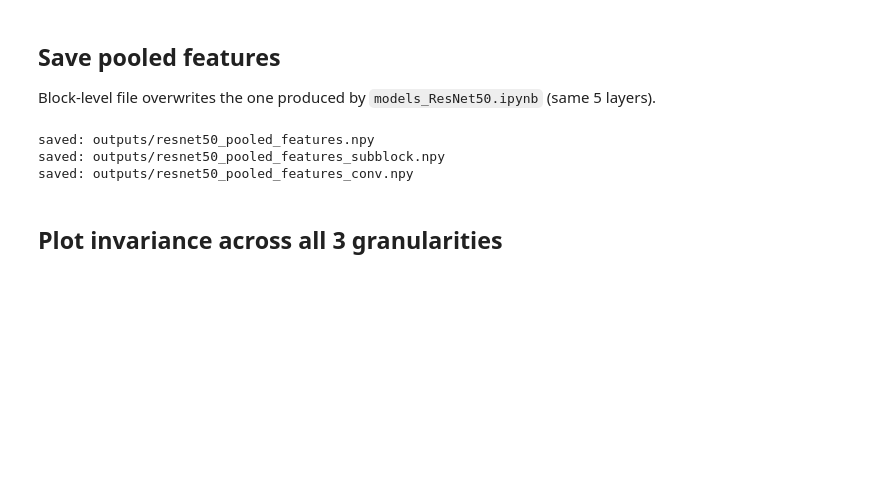
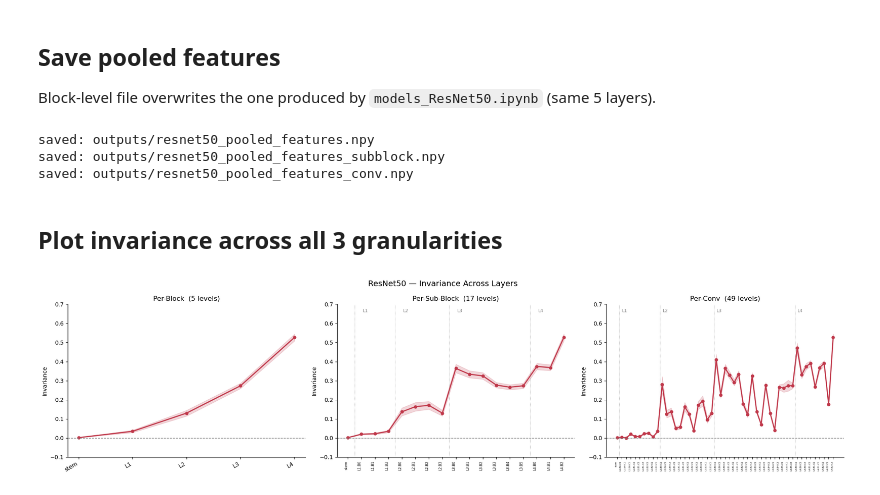
Before and after one commit to dufengtong/visual-invariance-analysis, a Jupyter notebook: notebooks/invariance_resnet50.ipynb, the cells around one changed output. Drawn from its saved outputs; the diff is of its cells as text; code cells hidden in the pictures; blank space fills up the shorter version.

```diff
--- a/notebooks/invariance_resnet50.ipynb
+++ b/notebooks/invariance_resnet50.ipynb
@@ -286,12 +288,13 @@ saved: outputs/resnet50_pooled_features_conv.npy
 ## Plot invariance across all 3 granularities
 # %%
 def plot_inv_summary(ax, inv, title, color='#c0394b', label_rotation=45, label_fs=9):
-    names = inv['layer_names']
-    mean  = inv['mean']
-    std   = inv['std']
-    x     = np.arange(len(names))
+    names  = inv['layer_names']
+    values = inv['values']
+    mean   = values.mean(axis=1)
+    sem    = values.std(axis=1) / np.sqrt(values.shape[1])
+    x      = np.arange(len(names))
     ax.plot(x, mean, 'o-', color=color, lw=2, ms=5)
-    ax.fill_between(x, mean - std, mean + std, alpha=0.2, color=color)
+    ax.fill_between(x, mean - sem, mean + sem, alpha=0.2, color=color)
     ax.axhline(0, color='gray', lw=1, linestyle='--')
     ax.set_ylim(-0.1, 0.7)
     ax.set_xticks(x)
@@ -303,40 +306,34 @@ def plot_inv_summary(ax, inv, title, color='#c0394b', label_rotation=45, label_f
 
 
 def add_block_boundaries(ax, n_per_layer):
-    """Draw vertical dividers and layer labels where each macro-layer starts.
-    n_per_layer: number of entries per macro-layer (e.g. 3,4,6,3 for subblock,
-    or 9,12,18,9 for per-conv).
-    """
     offset = 1   # index 0 is stem
     for lname, nsb in zip(['L1', 'L2', 'L3', 'L4'], n_per_layer):
         ax.axvline(offset - 0.5, color='gray', lw=0.8, linestyle=':', alpha=0.7)
-        # use axes-fraction y so the label is always near the top
         ax.text(offset + 0.1, 0.97, lname,
                 transform=ax.get_xaxis_transform(),
                 ha='left', va='top', fontsize=8, color='gray')
         offset += nsb
 
 
 fig, axes = plt.subplots(1, 3, figsize=(20, 5))
 
-# Panel 1: per-block (5 points, easy to read)
 plot_inv_summary(axes[0], inv_block,
                  f'Per-Block  ({len(keys_block)} levels)',
                  color='#c0394b', label_rotation=30, label_fs=10)
 
-# Panel 2: per-subblock (17 points)
 plot_inv_summary(axes[1], inv_subblock,
                  f'Per-Sub-Block  ({len(keys_subblock)} levels)',
                  color='#c0394b', label_rotation=90, label_fs=6)
-add_block_boundaries(axes[1], layer_sizes)            # [3, 4, 6, 3]
+add_block_boundaries(axes[1], layer_sizes)
 
-# Panel 3: per-conv (49 points)
 plot_inv_summary(axes[2], inv_conv,
                  f'Per-Conv  ({len(keys_conv)} levels)',
                  color='#c0394b', label_rotation=90, label_fs=4)
-add_block_boundaries(axes[2], [n * 3 for n in layer_sizes])   # [9, 12, 18, 9]
+add_block_boundaries(axes[2], [n * 3 for n in layer_sizes])
 
 plt.suptitle('ResNet50 — Invariance Across Layers', fontsize=14)
 plt.tight_layout()
 plt.savefig('../figures/resnet50_invariance.png', dpi=300, bbox_inches='tight')
 plt.show()
+# %% [output]
+[figure, added]
```
Also changed, not shown: parts of 1 cell of this notebook, 39 other files.
